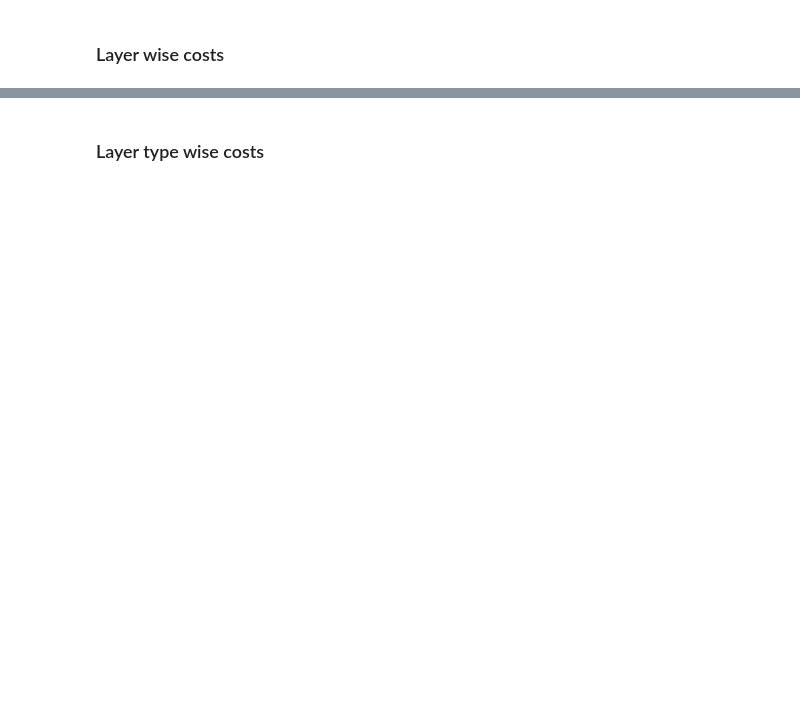
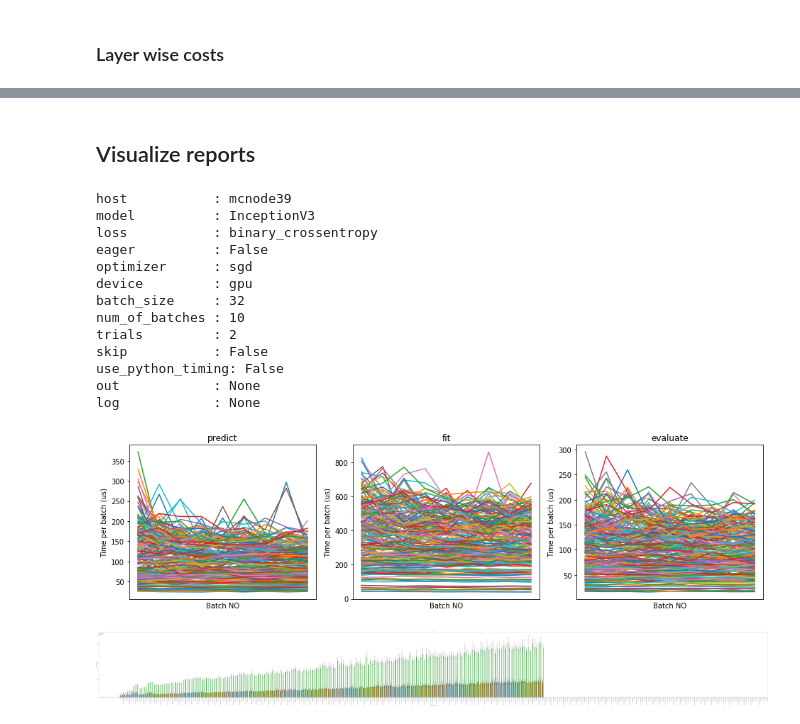
Before and after one commit to ChenYuHo/schedule-simulator, a Jupyter notebook: model_extraction/timing_profile_visualization.ipynb, the cells around one changed output, grey strips where cells are left out. Drawn from its saved outputs; the diff is of its cells as text; code cells hidden in the pictures; blank space fills up the shorter version.

```diff
--- a/model_extraction/timing_profile_visualization.ipynb
+++ b/model_extraction/timing_profile_visualization.ipynb
@@ -68,21 +82,16 @@ log       : None
 # %% [markdown]
 ### Layer wise costs
 # %%
-skip_first_layer = False
-stacked = False
-time_multiplier = 10**6
-costs = ["data_generation_cost", "forward_pass_cost", "backward_pass_cost", "output_calculation_cost", "loss_calculation_cost",
-         "gradient_calculation_cost", "gradient_application_cost", "predict","evaluate","fit"]
-width = 0.7
-for i, report in enumerate(reports):
-    for item in report["args"].items():
-        print("{:10}: {}".format(*item))
+costs = ["data_generation_cost", "forward_pass_cost", "backward_pass_cost", "output_calculation_cost",
+         "loss_calculation_cost","gradient_calculation_cost", "gradient_application_cost", "predict",
+         "evaluate","fit"]
+def plot_layer_wise_costs(report_path, title=None, skip_first_layer=False, stacked=False, width=0.7,
+                          skip_first_batch = False, skip_first_batch_in_each_trial=False,
+                          plot_total_costs=False, suppress_warnings = False):
+    with open(report_path) as file:
+        report = json.load(file)
     timings = report["timings"]
     N = len(timings) - (1 if skip_first_layer else 0)
-    if "samples" in report["args"]:
-        normalizing_factor = report["args"]["samples"] * time_multiplier
-    else:
-        normalizing_factor = report["args"]["batch_size"]*report["args"]["num_of_batches"] * time_multiplier
     means = dict()
     stds = dict()
     xticks = list()
@@ -94,12 +103,16 @@ for i, report in enumerate(reports):
                 means[cost_name] = list()
             if cost_name not in stds.keys():
                 stds[cost_name] = list()
-            data = np.array(timings[layer_name][cost_name]) / normalizing_factor
+            data = preprocess_layer_cost_data(report, layer_name, cost_name, suppress_warnings=suppress_warnings,
+                                              plot_total_costs=plot_total_costs,
+                                              skip_first_batch=skip_first_batch,
+                                              skip_first_batch_in_each_trial=skip_first_batch_in_each_trial
+                                             )
             means[cost_name].append(np.mean(data))
             stds[cost_name].append(np.std(data))
         xticks.append(layer_name)
 
-    plt.figure(figsize=(20,10))
+    plt.figure(figsize=(200,20))
     ind = np.arange(N)    # the x locations for the groups
 
     if stacked:
@@ -111,11 +124,12 @@ for i, report in enumerate(reports):
         n = len(means)
         for j, cost in enumerate(means.keys()):
             p = plt.bar(ind - width/2 + width/n*j, means[cost], width/n, yerr=stds[cost], label=cost)
-
-
-    plt.ylabel('Time (ms)')
+    plt.ylabel('Time per batch (us)')
     plt.xlabel("Last added layer")
-    plt.title(report_paths[i])
+    if title == "":
+        plt.title(cost_name)
+    else:
+        plt.title("{}: {}".format(title if title else report_path, cost_name))
     plt.xticks(ind, xticks, rotation="vertical")
     plt.legend()
     plt.axhline(0, color='black')
@@ -148,2 +137,23 @@ log       : None
-# %% [markdown]
-### Layer type wise costs
+# %% [markdown]
+## Visualize reports
+# %%
+report_path = "timings/InceptionV3_06-30-13-14.timings.json"
+print_report_info(report_path)
+plot_cost_vs_time(report_path,title="", cols=3, skip_first_batch_in_each_trial=True, suppress_warnings=True)
+plot_layer_wise_costs(report_path, title="", skip_first_batch_in_each_trial = True, suppress_warnings=True)
+# %% [output]
+host           : mcnode39
+model          : InceptionV3
+loss           : binary_crossentropy
+eager          : False
+optimizer      : sgd
+device         : gpu
+batch_size     : 32
+num_of_batches : 10
+trials         : 2
+skip           : False
+use_python_timing: False
+out            : None
+log            : None
+[figure, added]
+[figure, added]
```
Also changed, not shown: parts of 8 cells of this notebook, 17 other files.
